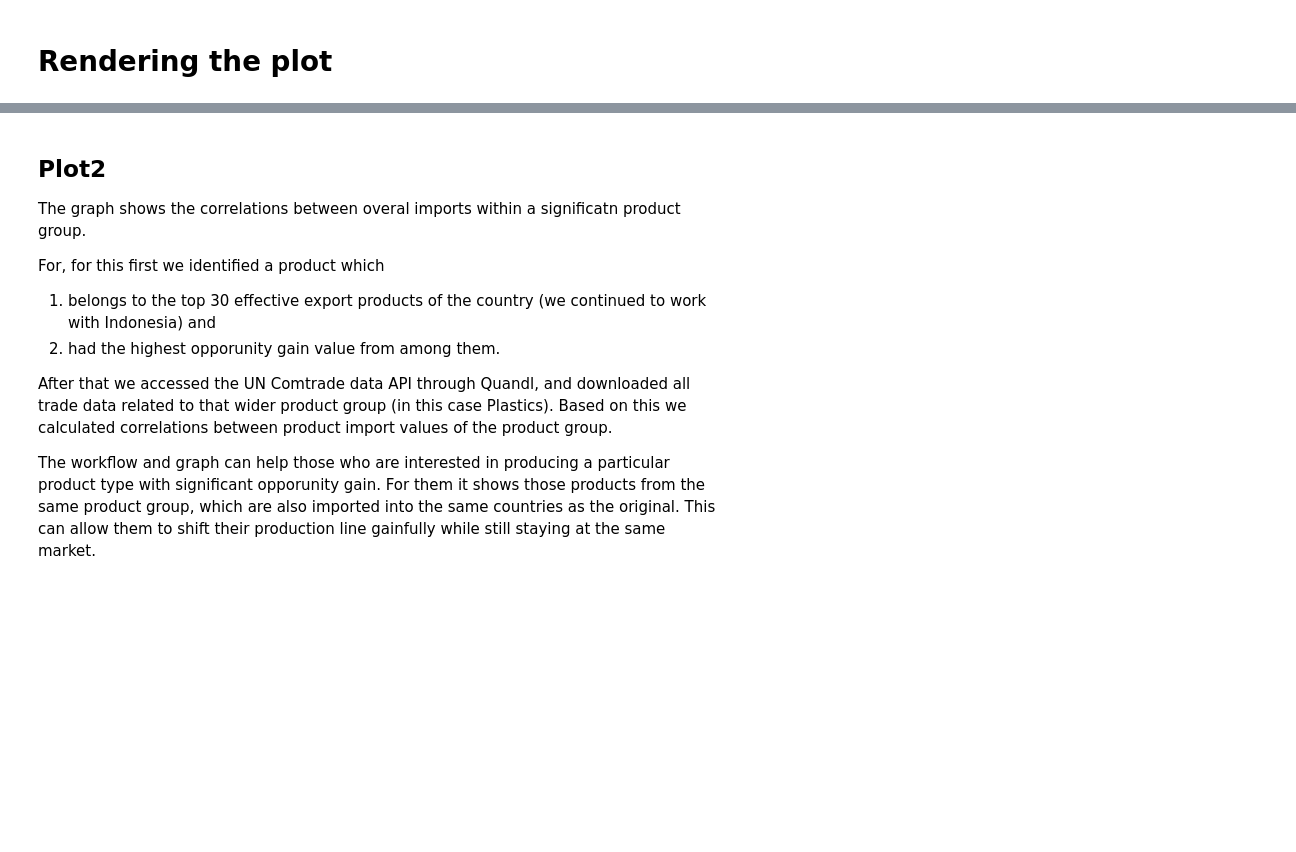
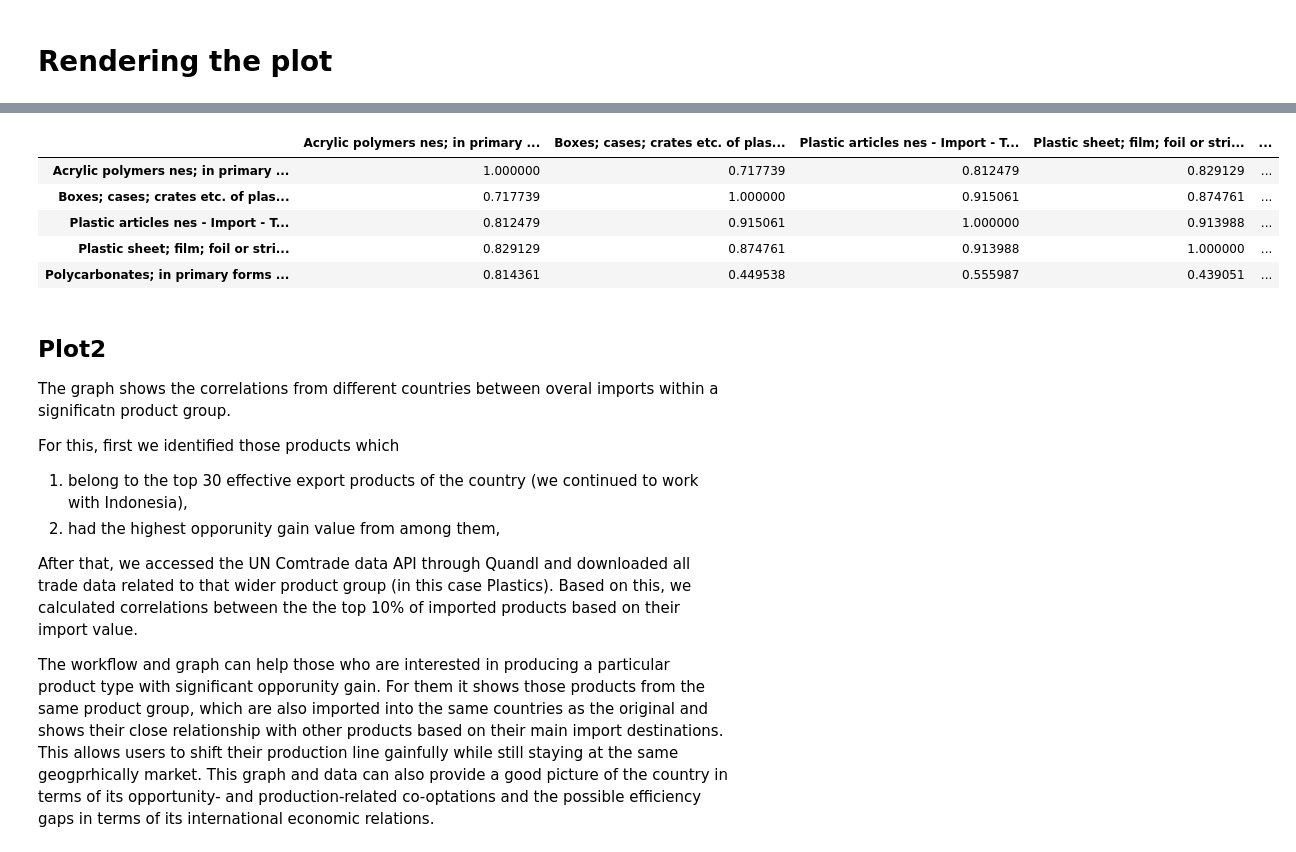
Before and after one commit to nocibambi/aec, a Jupyter notebook: 2nd plot.ipynb, the cells around one changed output, grey strips where cells are left out. Cells and saved outputs as stored; diff of their text form; code cells hidden in the pictures; blank space fills up the shorter version.

```diff
--- a/2nd plot.ipynb
+++ b/2nd plot.ipynb
@@ -115,14 +117,25 @@ impcors.head()
+# %%
+impcors = imp_dat.loc[:,imp_dat.columns.isin(top_imp)]
+impcors = impcors.corr()
+impcors.head()
+# %% [output]
+|  | Acrylic polymers nes; in primary ... | Boxes; cases; crates etc. of plas... | Plastic articles nes - Import - T... | Plastic sheet; film; foil or stri... | ... |
+| Acrylic polymers nes; in primary ... | 1.000000 | 0.717739 | 0.812479 | 0.829129 | ... |
+| Boxes; cases; crates etc. of plas... | 0.717739 | 1.000000 | 0.915061 | 0.874761 | ... |
+| Plastic articles nes - Import - T... | 0.812479 | 0.915061 | 1.000000 | 0.913988 | ... |
+| Plastic sheet; film; foil or stri... | 0.829129 | 0.874761 | 0.913988 | 1.000000 | ... |
+| Polycarbonates; in primary forms ... | 0.814361 | 0.449538 | 0.555987 | 0.439051 | ... |
 # %% [markdown]
 ## Plot2
 
-The graph shows the correlations between overal imports within a significatn product group.
+The graph shows the correlations from different countries between overal imports within a significatn product group.
 
-For, for this first we identified a product which
-1. belongs to the top 30 effective export products of the country (we continued to work with Indonesia) and
-2. had the highest opporunity gain value from among them.
+For this, first we identified those products which
+1. belong to the top 30 effective export products of the country (we continued to work with Indonesia),
+2. had the highest opporunity gain value from among them,
 
-After that we accessed the UN Comtrade data API through Quandl, and downloaded all trade data related to that wider product group (in this case Plastics). Based on this we calculated correlations between product import values of the product group.
+After that, we accessed the UN Comtrade data API through Quandl and downloaded all trade data related to that wider product group (in this case Plastics). Based on this, we calculated correlations between the the top 10% of imported products based on their import value.
 
-The workflow and graph can help those who are interested in producing a particular product type with significant opporunity gain. For them it shows those products from the same product group, which are also imported into the same countries as the original. This can allow them to shift their production line gainfully while still staying at the same market.
+The workflow and graph can help those who are interested in producing a particular product type with significant opporunity gain. For them it shows those products from the same product group, which are also imported into the same countries as the original and shows their close relationship with other products based on their main import destinations. This allows users to shift their production line gainfully while still staying at the same geogprhically market. This graph and data can also provide a good picture of the country in terms of its opportunity- and production-related co-optations and the possible efficiency gaps in terms of its international economic relations.
 # %%
 plt.figure(figsize=(24,24))
```
Also changed, not shown: parts of 12 cells of this notebook, 5 other files.
